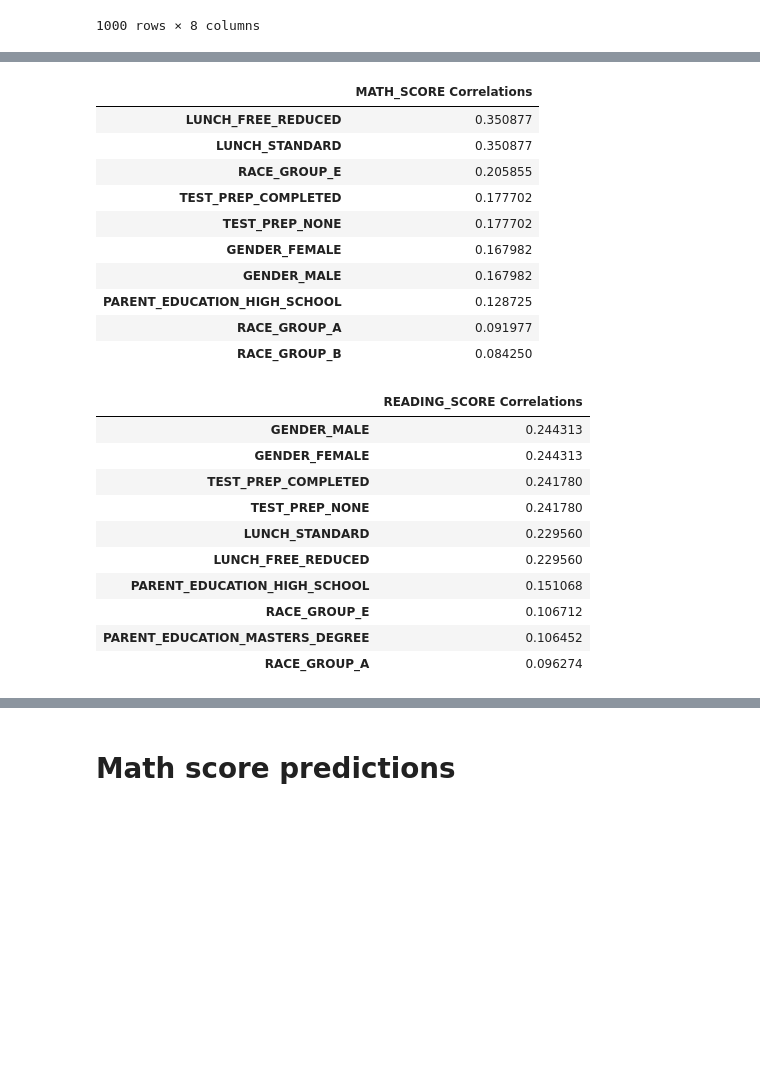
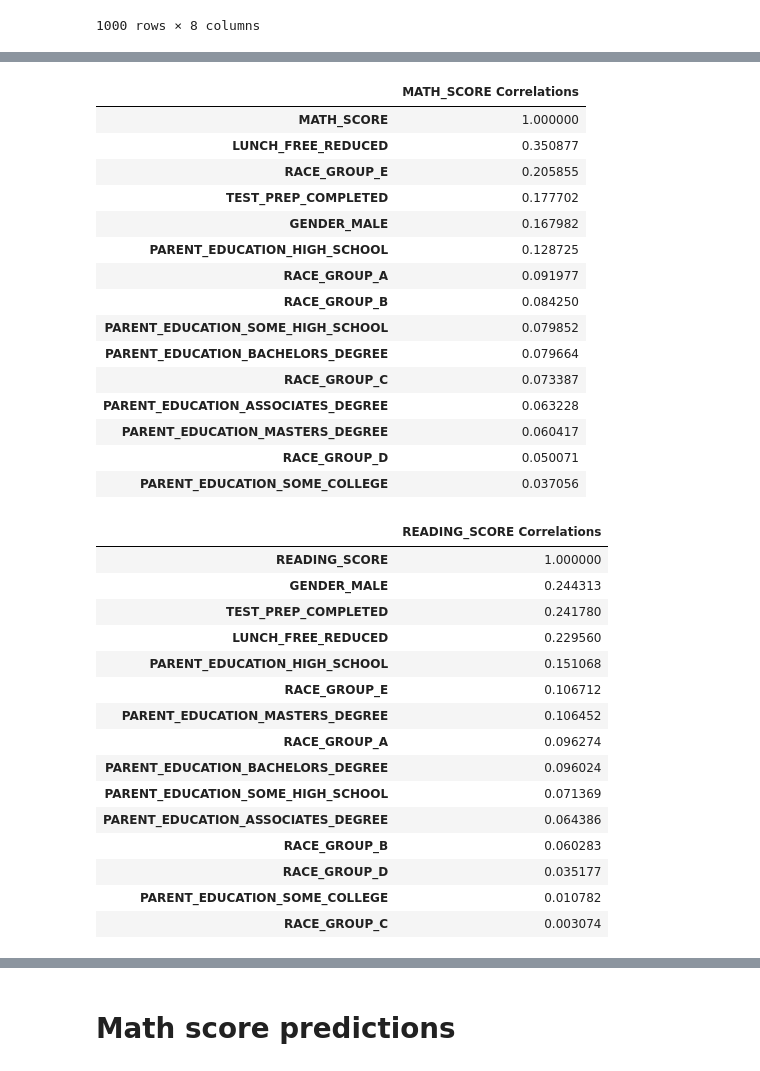
Before and after one commit to Tommy-McDonagh/examResults, a Jupyter notebook: inference.ipynb, the cells around one changed output, grey strips where cells are left out. Cells and saved outputs as stored; diff of their text form; code cells hidden in the pictures; blank space fills up the shorter version.

```diff
--- a/inference.ipynb
+++ b/inference.ipynb
@@ -77,37 +77,47 @@ def plot_correlation_matrix(df, target_col):
 # %%
 math_corr = plot_correlation_matrix(encoded_df.drop(columns=['READING_SCORE', 'WRITING_SCORE']), ['MATH_SCORE'])
 math_corr.rename(columns={'MATH_SCORE':'MATH_SCORE Correlations'}, inplace=True)
-math_corr_10 = math_corr[1:11]
-math_corr_10
+math_corr_10 = math_corr[1:6]
+math_corr
 # %% [output]
 |  | MATH_SCORE Correlations |
+| MATH_SCORE | 1.000000 |
 | LUNCH_FREE_REDUCED | 0.350877 |
-| LUNCH_STANDARD | 0.350877 |
 | RACE_GROUP_E | 0.205855 |
 | TEST_PREP_COMPLETED | 0.177702 |
-| TEST_PREP_NONE | 0.177702 |
-| GENDER_FEMALE | 0.167982 |
 | GENDER_MALE | 0.167982 |
 | PARENT_EDUCATION_HIGH_SCHOOL | 0.128725 |
 | RACE_GROUP_A | 0.091977 |
 | RACE_GROUP_B | 0.084250 |
+| PARENT_EDUCATION_SOME_HIGH_SCHOOL | 0.079852 |
+| PARENT_EDUCATION_BACHELORS_DEGREE | 0.079664 |
+| RACE_GROUP_C | 0.073387 |
+| PARENT_EDUCATION_ASSOCIATES_DEGREE | 0.063228 |
+| PARENT_EDUCATION_MASTERS_DEGREE | 0.060417 |
+| RACE_GROUP_D | 0.050071 |
+| PARENT_EDUCATION_SOME_COLLEGE | 0.037056 |
 # %%
 reading_corr = plot_correlation_matrix(encoded_df.drop(columns=['MATH_SCORE', 'WRITING_SCORE']), ['READING_SCORE'])
 reading_corr.rename(columns={'READING_SCORE':'READING_SCORE Correlations'}, inplace=True)
-reading_corr_10 = reading_corr[1:11]
-reading_corr_10
+reading_corr_10 = reading_corr[1:7]
+reading_corr
 # %% [output]
 |  | READING_SCORE Correlations |
+| READING_SCORE | 1.000000 |
 | GENDER_MALE | 0.244313 |
-| GENDER_FEMALE | 0.244313 |
 | TEST_PREP_COMPLETED | 0.241780 |
-| TEST_PREP_NONE | 0.241780 |
-| LUNCH_STANDARD | 0.229560 |
 | LUNCH_FREE_REDUCED | 0.229560 |
 | PARENT_EDUCATION_HIGH_SCHOOL | 0.151068 |
 | RACE_GROUP_E | 0.106712 |
 | PARENT_EDUCATION_MASTERS_DEGREE | 0.106452 |
 | RACE_GROUP_A | 0.096274 |
+| PARENT_EDUCATION_BACHELORS_DEGREE | 0.096024 |
+| PARENT_EDUCATION_SOME_HIGH_SCHOOL | 0.071369 |
+| PARENT_EDUCATION_ASSOCIATES_DEGREE | 0.064386 |
+| RACE_GROUP_B | 0.060283 |
+| RACE_GROUP_D | 0.035177 |
+| PARENT_EDUCATION_SOME_COLLEGE | 0.010782 |
+| RACE_GROUP_C | 0.003074 |
 # %%
 writing_corr = plot_correlation_matrix(encoded_df.drop(columns=['READING_SCORE', 'MATH_SCORE']), ['WRITING_SCORE'])
 writing_corr.rename(columns={'WRITING_SCORE':'WRITING_SCORE Correlations'}, inplace=True)
```
Also changed, not shown: parts of 10 cells of this notebook.
